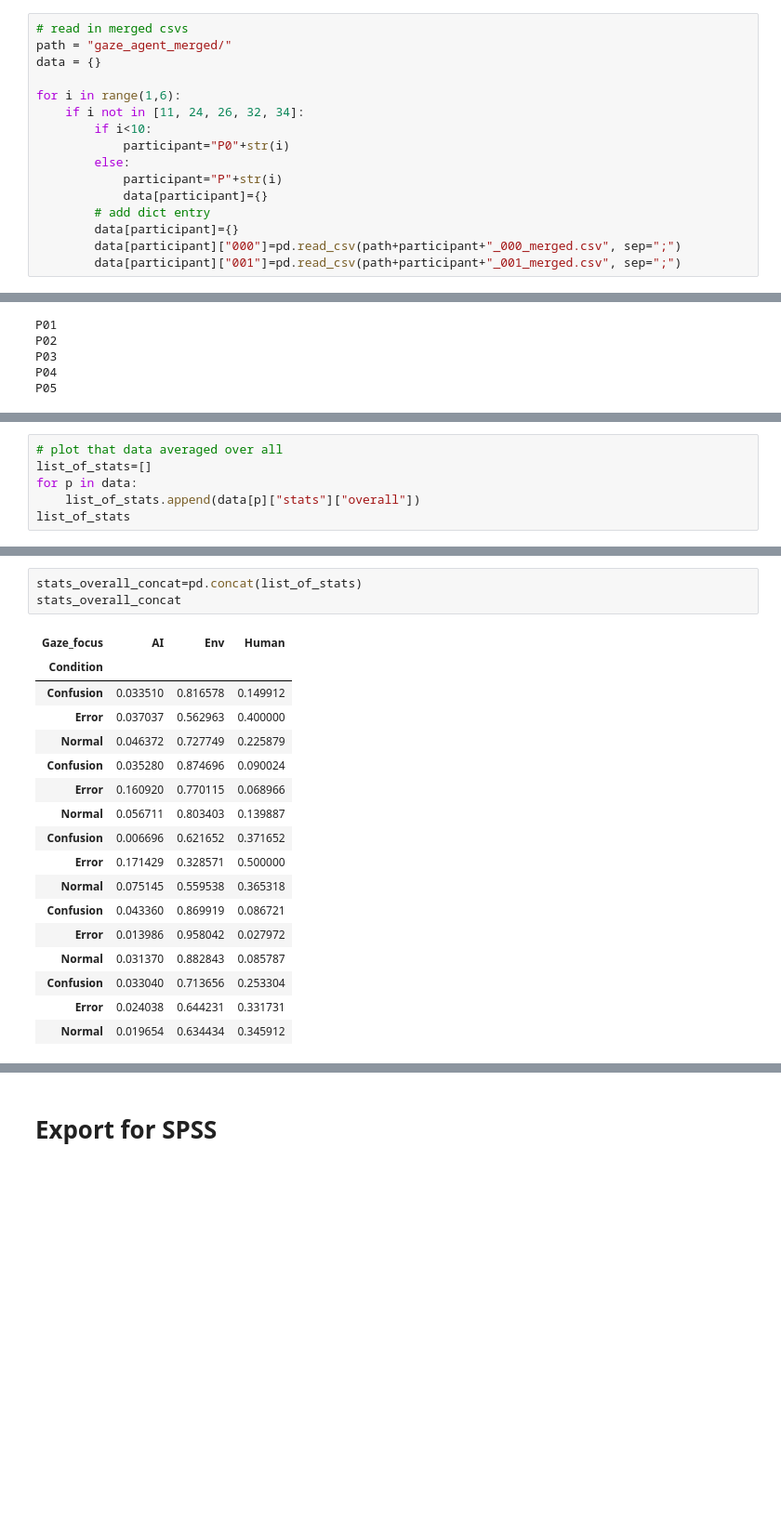
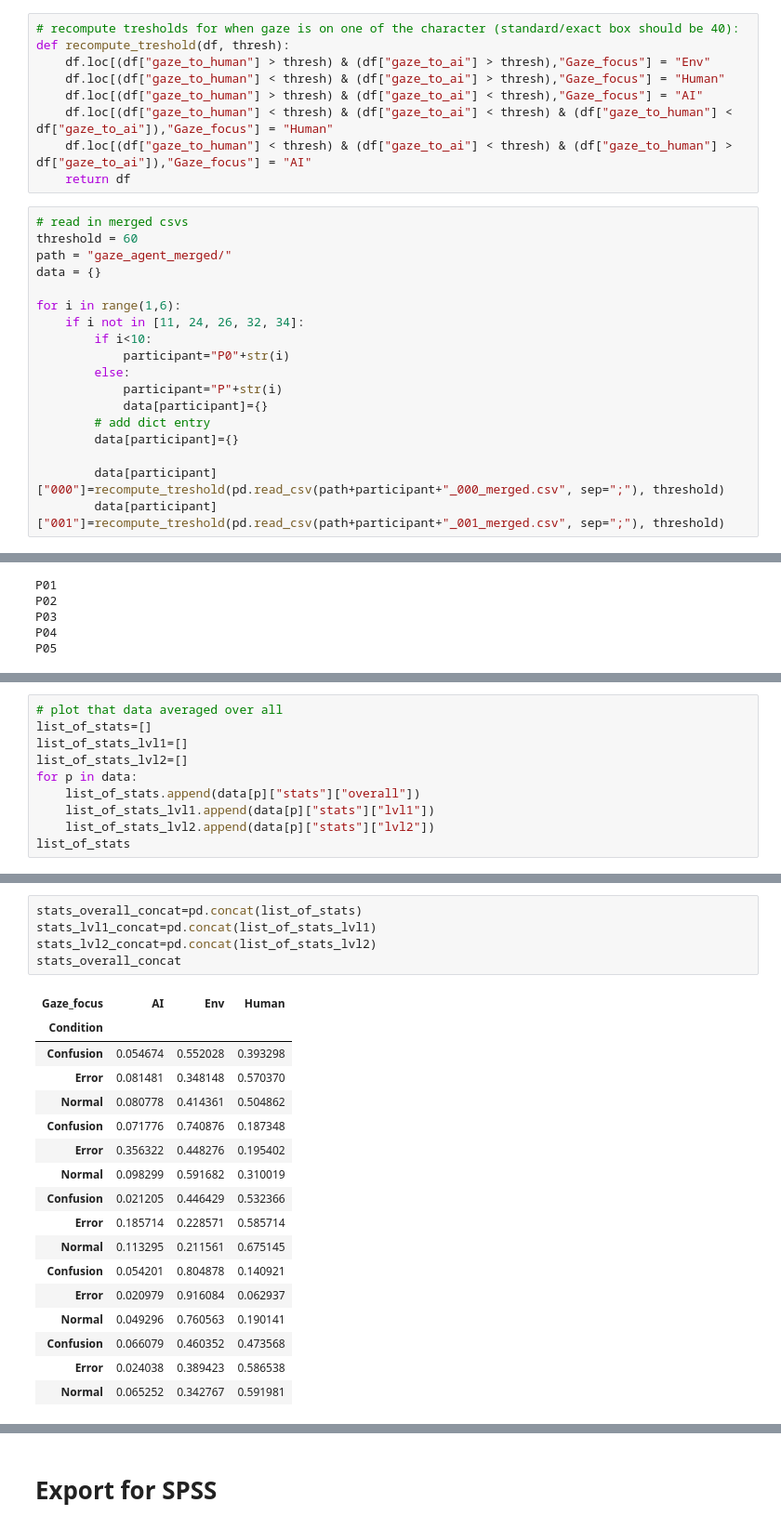
Before and after one commit to lwachowiak/overcooked-demo, a Jupyter notebook: Analysis-Scripts/data_analysis.ipynb, the cells around one changed output, grey strips where cells are left out. Shown at 93% size. Drawn from its saved outputs; the diff is of its cells as text; blank space fills up the shorter version.

```diff
--- a/Analysis-Scripts/data_analysis.ipynb
+++ b/Analysis-Scripts/data_analysis.ipynb
@@ -1,7 +1,17 @@
 # %%
 import pandas as pd
+# %%
+# recompute tresholds for when gaze is on one of the character (standard/exact box should be 40):
+def recompute_treshold(df, thresh):
+    df.loc[(df["gaze_to_human"] > thresh) & (df["gaze_to_ai"] > thresh),"Gaze_focus"] = "Env"
+    df.loc[(df["gaze_to_human"] < thresh) & (df["gaze_to_ai"] > thresh),"Gaze_focus"] = "Human"
+    df.loc[(df["gaze_to_human"] > thresh) & (df["gaze_to_ai"] < thresh),"Gaze_focus"] = "AI"
+    df.loc[(df["gaze_to_human"] < thresh) & (df["gaze_to_ai"] < thresh) & (df["gaze_to_human"] < df["gaze_to_ai"]),"Gaze_focus"] = "Human"
+    df.loc[(df["gaze_to_human"] < thresh) & (df["gaze_to_ai"] < thresh) & (df["gaze_to_human"] > df["gaze_to_ai"]),"Gaze_focus"] = "AI"
+    return df
 # %%
 # read in merged csvs
+threshold = 60
 path = "gaze_agent_merged/"
 data = {}
 
@@ -14,8 +24,9 @@ for i in range(1,6):
             data[participant]={}
         # add dict entry
         data[participant]={}
-        data[participant]["000"]=pd.read_csv(path+participant+"_000_merged.csv", sep=";")
-        data[participant]["001"]=pd.read_csv(path+participant+"_001_merged.csv", sep=";")
+
+        data[participant]["000"]=recompute_treshold(pd.read_csv(path+participant+"_000_merged.csv", sep=";"), threshold)
+        data[participant]["001"]=recompute_treshold(pd.read_csv(path+participant+"_001_merged.csv", sep=";"), threshold)
 # %%
 # check if all 30 are read in
 print(len(data), "files were loaded")
@@ -122,8 +133,12 @@ data["P02"]["stats"]["lvl2"].plot(kind="bar")
 # %%
 # plot that data averaged over all
 list_of_stats=[]
+list_of_stats_lvl1=[]
+list_of_stats_lvl2=[]
 for p in data:
     list_of_stats.append(data[p]["stats"]["overall"])
+    list_of_stats_lvl1.append(data[p]["stats"]["lvl1"])
+    list_of_stats_lvl2.append(data[p]["stats"]["lvl2"])
 list_of_stats
 # %% [output]
 [Gaze_focus        AI       Env     Human
@@ -146,24 +161,26 @@ list_of_stats
 # %%
 stats_overall_concat=pd.concat(list_of_stats)
+stats_lvl1_concat=pd.concat(list_of_stats_lvl1)
+stats_lvl2_concat=pd.concat(list_of_stats_lvl2)
 stats_overall_concat
 # %% [output]
 | Gaze_focus | AI | Env | Human |
 | Condition |  |  |  |
-| Confusion | 0.033510 | 0.816578 | 0.149912 |
-| Error | 0.037037 | 0.562963 | 0.400000 |
-| Normal | 0.046372 | 0.727749 | 0.225879 |
-| Confusion | 0.035280 | 0.874696 | 0.090024 |
-| Error | 0.160920 | 0.770115 | 0.068966 |
-| Normal | 0.056711 | 0.803403 | 0.139887 |
-| Confusion | 0.006696 | 0.621652 | 0.371652 |
-| Error | 0.171429 | 0.328571 | 0.500000 |
-| Normal | 0.075145 | 0.559538 | 0.365318 |
-| Confusion | 0.043360 | 0.869919 | 0.086721 |
-| Error | 0.013986 | 0.958042 | 0.027972 |
-| Normal | 0.031370 | 0.882843 | 0.085787 |
-| Confusion | 0.033040 | 0.713656 | 0.253304 |
-| Error | 0.024038 | 0.644231 | 0.331731 |
-| Normal | 0.019654 | 0.634434 | 0.345912 |
+| Confusion | 0.054674 | 0.552028 | 0.393298 |
+| Error | 0.081481 | 0.348148 | 0.570370 |
+| Normal | 0.080778 | 0.414361 | 0.504862 |
+| Confusion | 0.071776 | 0.740876 | 0.187348 |
+| Error | 0.356322 | 0.448276 | 0.195402 |
+| Normal | 0.098299 | 0.591682 | 0.310019 |
+| Confusion | 0.021205 | 0.446429 | 0.532366 |
+| Error | 0.185714 | 0.228571 | 0.585714 |
+| Normal | 0.113295 | 0.211561 | 0.675145 |
+| Confusion | 0.054201 | 0.804878 | 0.140921 |
+| Error | 0.020979 | 0.916084 | 0.062937 |
+| Normal | 0.049296 | 0.760563 | 0.190141 |
+| Confusion | 0.066079 | 0.460352 | 0.473568 |
+| Error | 0.024038 | 0.389423 | 0.586538 |
+| Normal | 0.065252 | 0.342767 | 0.591981 |
 # %%
 by_row_index = stats_overall_concat.groupby(stats_overall_concat.index)
 df_means_overall = by_row_index.mean()
```
Also changed, not shown: parts of 7 cells of this notebook.
